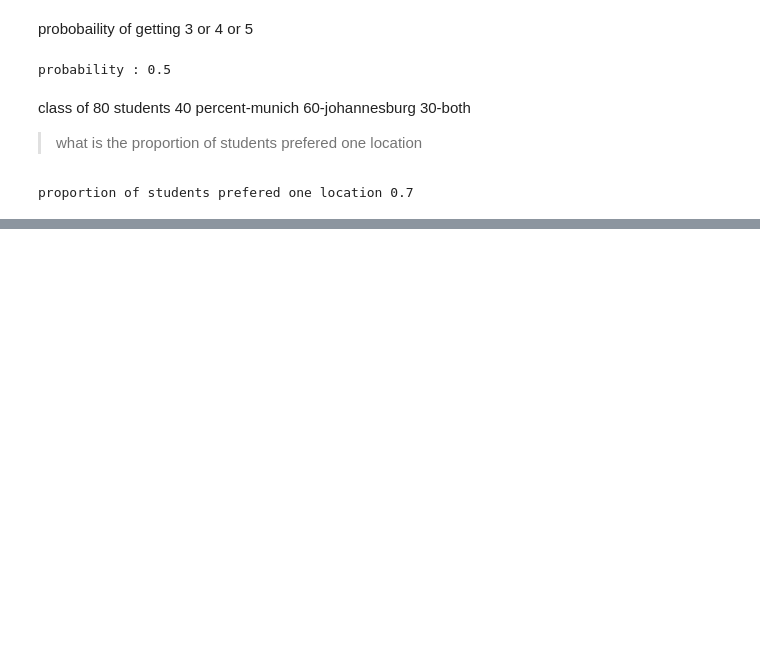
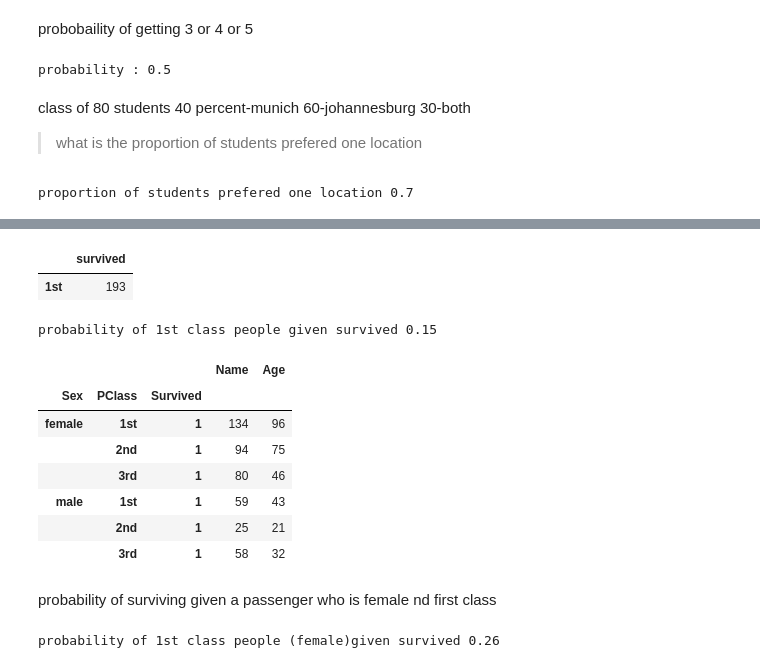
Before and after one commit to fathimar33/python_programs, a Jupyter notebook: python2.ipynb, the cells around one changed output, grey strips where cells are left out. Saved outputs shown, nothing was run; the diff lists cells and outputs as text; code cells hidden in the pictures; blank space fills up the shorter version.

```diff
--- a/python2.ipynb
+++ b/python2.ipynb
@@ -83,0 +221,9 @@ proportion of students prefered one location 0.7
+# %%
+df2.loc["1st","survived"]
+# %% [output]
+|  | survived |
+| 1st | 193 |
+# %%
+print(f'probability of 1st class people given survived {round(193/1312,2)}')
+# %% [output]
+probability of 1st class people given survived 0.15
@@ -83,0 +232,18 @@ proportion of students prefered one location 0.7
+# %%
+df.loc[df.Survived==1,:].groupby(["Sex","PClass","Survived"]).count()
+# %% [output]
+|  |  |  | Name | Age |
+| Sex | PClass | Survived |  |  |
+| female | 1st | 1 | 134 | 96 |
+|  | 2nd | 1 | 94 | 75 |
+|  | 3rd | 1 | 80 | 46 |
+| male | 1st | 1 | 59 | 43 |
+|  | 2nd | 1 | 25 | 21 |
+|  | 3rd | 1 | 58 | 32 |
+# %% [markdown]
+probability of surviving given a passenger who is female nd first class
+# %%
+#p(survived/female&first class)
+print(f'probability of 1st class people (female)given survived {round(80/308,2)}')
+# %% [output]
+probability of 1st class people (female)given survived 0.26
```
Also changed, not shown: parts of 32 cells of this notebook.
